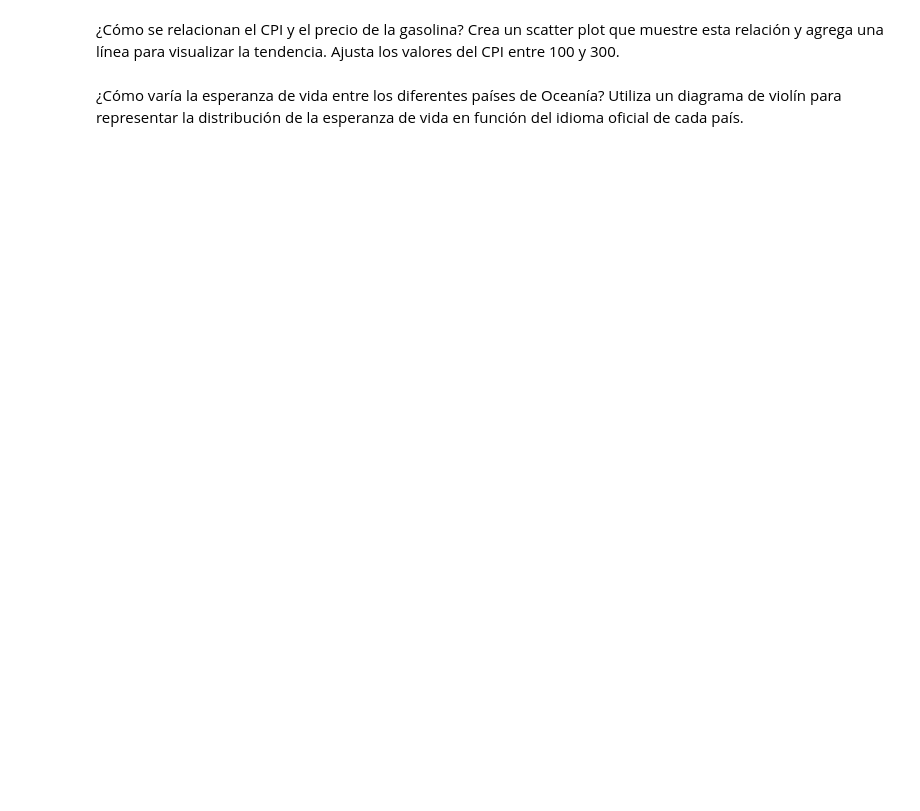
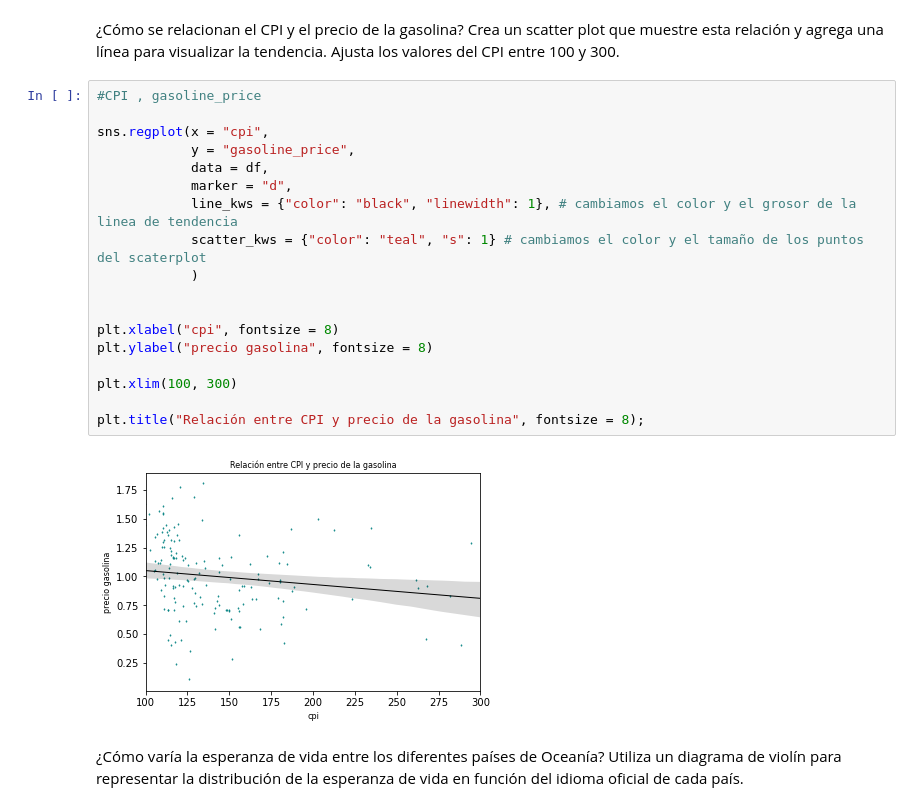
Before and after one commit to karinem0/promoG-modulo3-sprint2-pairprogramming-Johanna-Karine, a Jupyter notebook: 1. Visualización_pair_programming.ipynb, the cells around one changed output. Saved outputs shown, nothing was run; the diff lists cells and outputs as text; blank space fills up the shorter version.

```diff
--- a/1. Visualización_pair_programming.ipynb
+++ b/1. Visualización_pair_programming.ipynb
@@ -196,6 +197,26 @@ print(df.to_string())
 # %% [markdown]
 
 ¿Cómo se relacionan el CPI y el precio de la gasolina? Crea un scatter plot que muestre esta relación y agrega una línea para visualizar la tendencia. Ajusta los valores del CPI entre 100 y 300.
+# %%
+#CPI , gasoline_price
+
+sns.regplot(x = "cpi",
+            y = "gasoline_price",
+            data = df,
+            marker = "d",
+            line_kws = {"color": "black", "linewidth": 1}, # cambiamos el color y el grosor de la linea de tendencia
+            scatter_kws = {"color": "teal", "s": 1} # cambiamos el color y el tamaño de los puntos del scaterplot
+            )
+
+
+plt.xlabel("cpi", fontsize = 8)
+plt.ylabel("precio gasolina", fontsize = 8)
+
+plt.xlim(100, 300)
+
+plt.title("Relación entre CPI y precio de la gasolina", fontsize = 8);
+# %% [output]
+[figure, added]
 # %% [markdown]
 
 ¿Cómo varía la esperanza de vida entre los diferentes países de Oceanía? Utiliza un diagrama de violín para representar la distribución de la esperanza de vida en función del idioma oficial de cada país.
```
Also changed, not shown: parts of 4 cells of this notebook.
